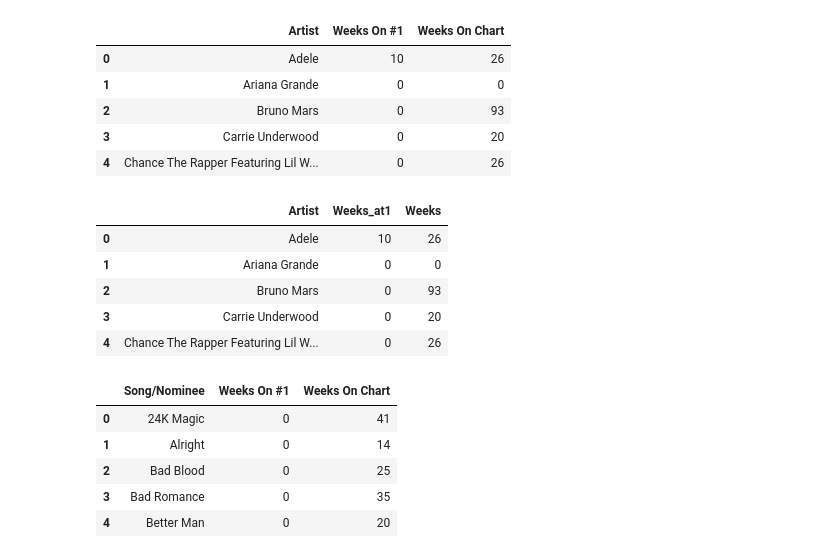
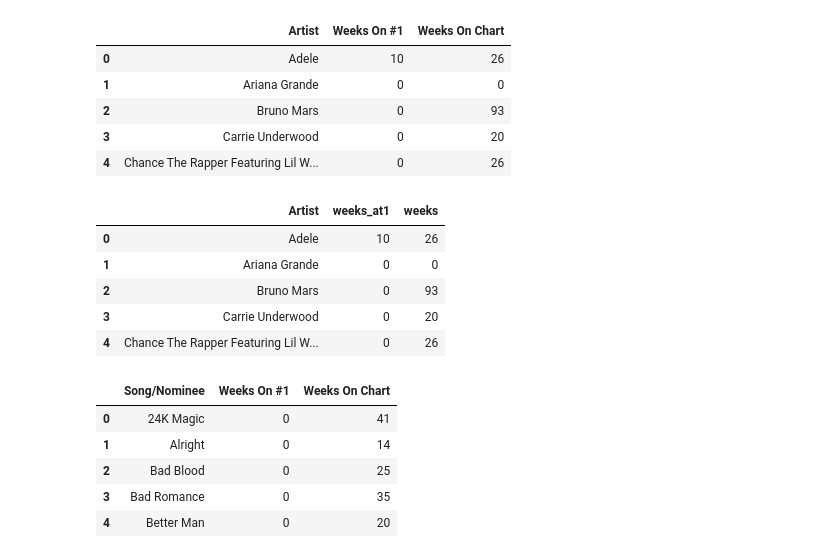
Before and after one commit to AnjanaDelhi/ETL_Project2, a Jupyter notebook: bill_gram.ipynb, the cells around one changed output. Cells and saved outputs as stored; diff of their text form; code cells hidden in the pictures.

```diff
--- a/bill_gram.ipynb
+++ b/bill_gram.ipynb
@@ -126,10 +126,10 @@ weeks_artist.head()
 | 4 | Chance The Rapper Featuring Lil W... | 0 | 26 |
 # %%
 #Rename columns to better names for transferability to SQL database
-weeks_artist2 = weeks_artist.rename(columns={"Weeks On #1": "Weeks_at1", "Weeks On Chart": "Weeks"})
+weeks_artist2 = weeks_artist.rename(columns={"Weeks On #1": "weeks_at1", "Weeks On Chart": "weeks"})
 weeks_artist2.head()
 # %% [output]
-|  | Artist | Weeks_at1 | Weeks |
+|  | Artist | weeks_at1 | weeks |
 | 0 | Adele | 10 | 26 |
 | 1 | Ariana Grande | 0 | 0 |
 | 2 | Bruno Mars | 0 | 93 |
```
Also changed, not shown: parts of 5 cells of this notebook, 1 other file.
